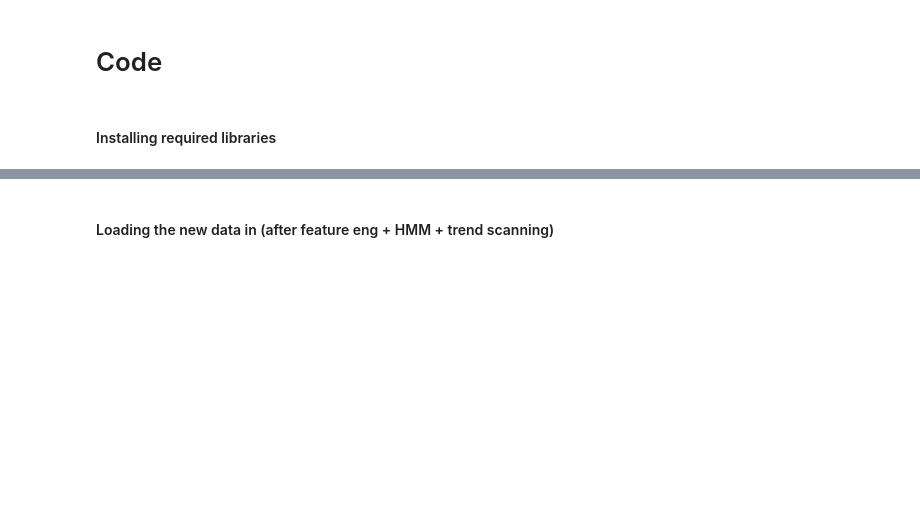
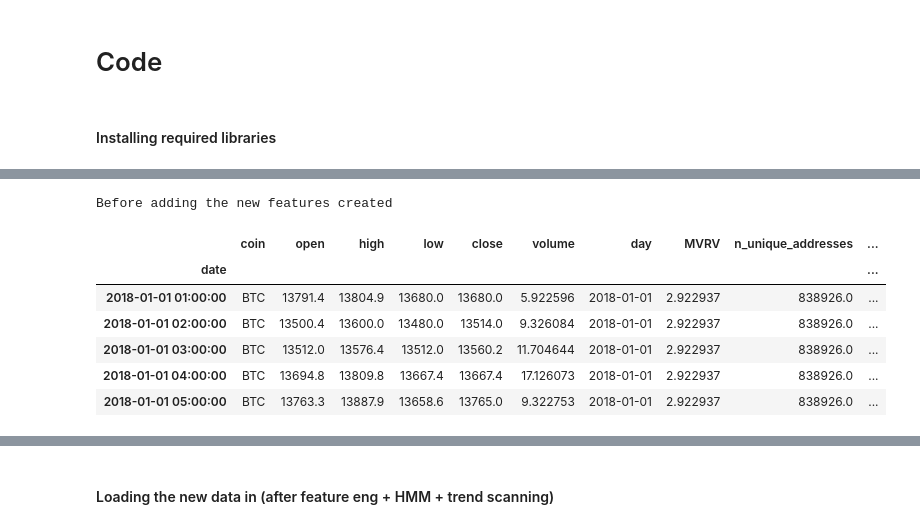
Before and after one commit to anyarjpt/stml, a Jupyter notebook: Report_Final.ipynb, the cells around one changed output, grey strips where cells are left out. Drawn from its saved outputs; the diff is of its cells as text; code cells hidden in the pictures; blank space fills up the shorter version.

```diff
--- a/Report_Final.ipynb
+++ b/Report_Final.ipynb
@@ -245,0 +279,6 @@ warnings.filterwarnings('ignore')
+# %%
+# Prices
+print("Loading prices data...")
+url = 'https://drive.google.com/uc?id=1P_5ykYLd5521QUdCxC_cMytdJ3PqESTw'
+prices = pd.read_csv(url, parse_dates=True, index_col=0)
+print("✓ Loaded prices")
@@ -245,0 +358,20 @@ warnings.filterwarnings('ignore')
+# %%
+df_mvrv, df_naddress, df_etv , df_nvt= load_and_process_crypto_data()
+df_mvrv = df_mvrv[(df_mvrv['Date'] >= '2018-01-01') & (df_mvrv['Date'] <= '2024-03-21')]
+df_naddress = df_naddress[(df_naddress['Date'] >= '2018-01-01') & (df_naddress['Date'] <= '2024-03-20')]
+df_etv = df_etv[(df_etv['Date'] >= '2018-01-01') & (df_etv['Date'] <= '2024-03-20')]
+df_nvt = df_nvt[(df_nvt['Date'] >= '2018-01-01') & (df_nvt['Date'] <= '2024-03-20')]
+prices['day'] = prices.index.normalize()
+mvrv_map = df_mvrv.set_index('Date')['MVRV']
+n_address = df_naddress.set_index('Date')['n_unique_addresses']
+etv = df_etv.set_index('Date')['exchange_volume']
+nvt = df_nvt.set_index('Date')['nvt']
+
+
+prices['MVRV'] = prices['day'].map(mvrv_map)
+prices['n_unique_addresses'] = prices['day'].map(n_address)
+prices['exchange_volume'] = prices['day'].map(etv)
+prices['nvt'] = prices['day'].map(nvt)
+prices.drop(columns = ['day'])
+cutoff = pd.Timestamp("2021-12-31 23:00:00")
+prices = prices.loc[:cutoff]
@@ -245,0 +690,12 @@ warnings.filterwarnings('ignore')
+# %%
+print("Before adding the new features created")
+prices.head()
+# %% [output]
+Before adding the new features created
+|  | coin | open | high | low | close | volume | day | MVRV | n_unique_addresses | ... |
+| date |  |  |  |  |  |  |  |  |  | ... |
+| 2018-01-01 01:00:00 | BTC | 13791.4 | 13804.9 | 13680.0 | 13680.0 | 5.922596 | 2018-01-01 | 2.922937 | 838926.0 | ... |
+| 2018-01-01 02:00:00 | BTC | 13500.4 | 13600.0 | 13480.0 | 13514.0 | 9.326084 | 2018-01-01 | 2.922937 | 838926.0 | ... |
+| 2018-01-01 03:00:00 | BTC | 13512.0 | 13576.4 | 13512.0 | 13560.2 | 11.704644 | 2018-01-01 | 2.922937 | 838926.0 | ... |
+| 2018-01-01 04:00:00 | BTC | 13694.8 | 13809.8 | 13667.4 | 13667.4 | 17.126073 | 2018-01-01 | 2.922937 | 838926.0 | ... |
+| 2018-01-01 05:00:00 | BTC | 13763.3 | 13887.9 | 13658.6 | 13765.0 | 9.322753 | 2018-01-01 | 2.922937 | 838926.0 | ... |
```
Also changed, not shown: parts of 147 cells of this notebook.
